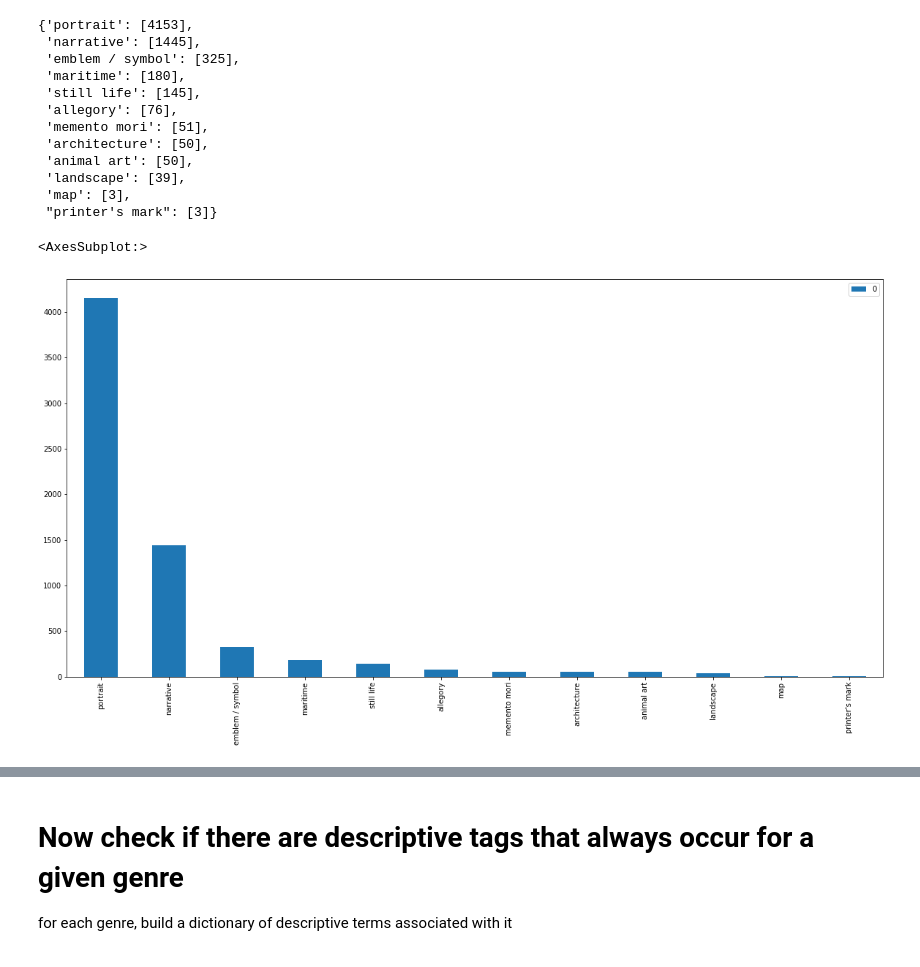
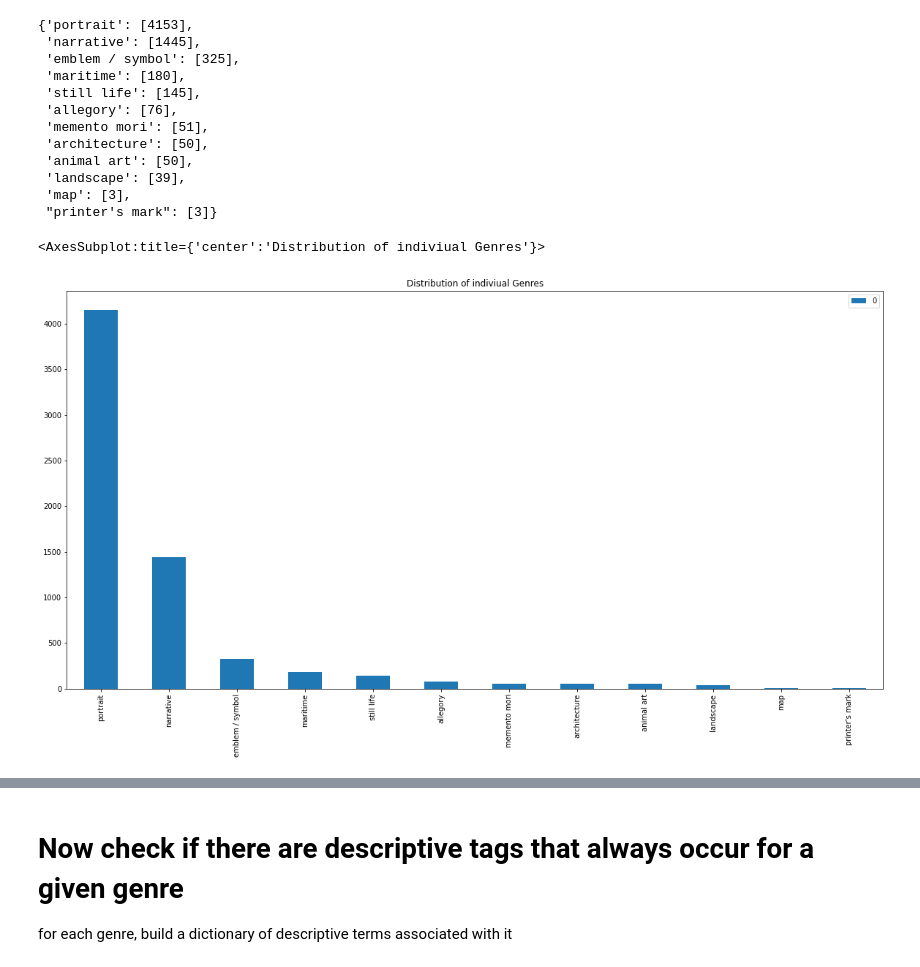
Before and after one commit to KyleCodes/blockprints, a Jupyter notebook: data_exploration.ipynb, the cells around one changed output, grey strips where cells are left out. Drawn from its saved outputs; the diff is of its cells as text; code cells hidden in the pictures.

```diff
--- a/data_exploration.ipynb
+++ b/data_exploration.ipynb
@@ -96,8 +107,10 @@ genre_counts
  'map': [3],
  "printer's mark": [3]}
 # %%
-pd.DataFrame(genre_counts).T.plot.bar(figsize = (20, 10))
+# Plot the frequencies of each genre term
+
+pd.DataFrame(genre_counts).T.plot.bar(figsize = (20, 10), title = 'Distribution of indiviual Genres')
 # %% [output]
-<AxesSubplot:>
+<AxesSubplot:title={'center':'Distribution of indiviual Genres'}>
-[figure, old version]
+[figure, new version]
 # %%
```
Also changed, not shown: parts of 10 cells of this notebook, 1 other file.
